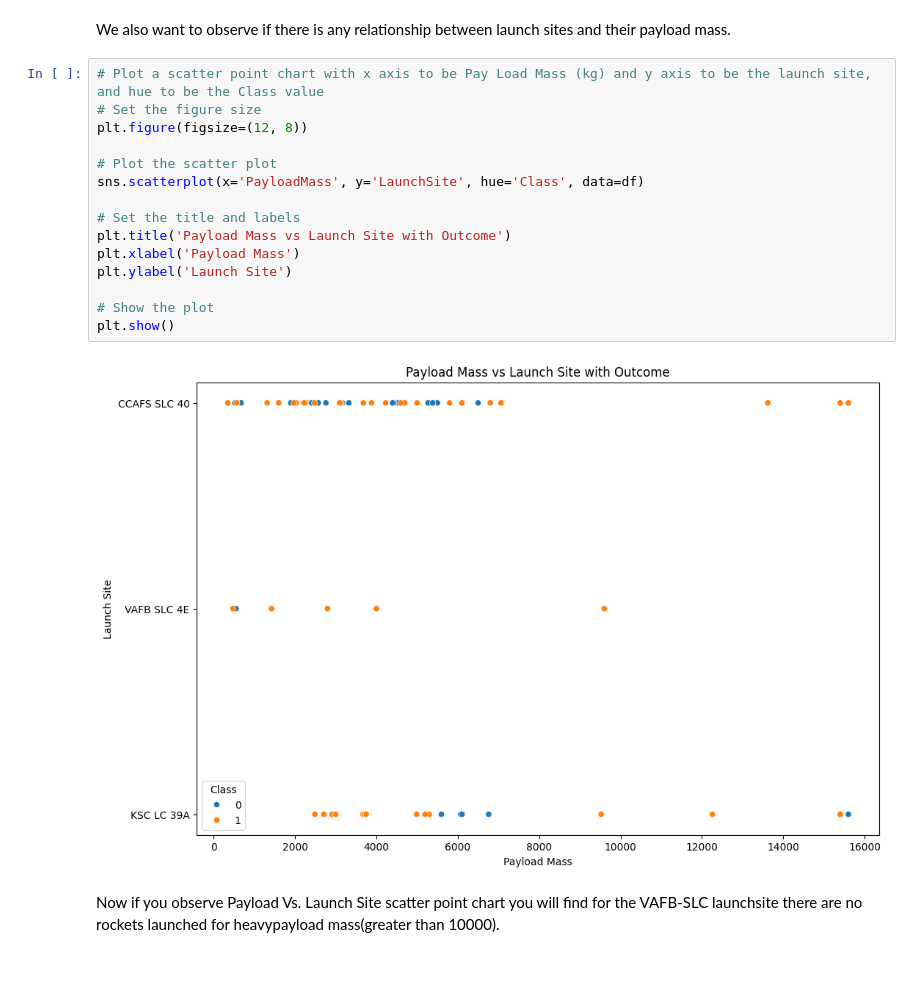
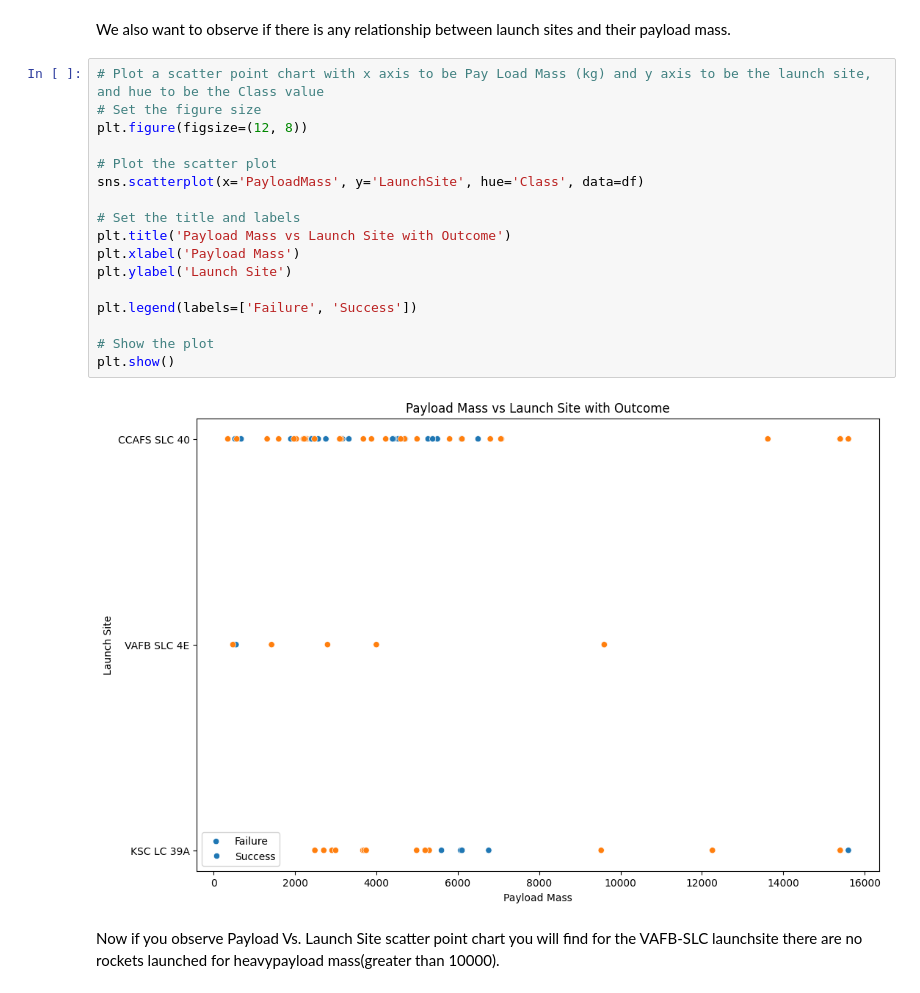
Before and after one commit to polyphemus287/IBM-Capstone, a Jupyter notebook: jupyter_labs_eda_dataviz.ipynb, the cells around one changed output. Drawn from its saved outputs; the diff is of its cells as text.

```diff
--- a/jupyter_labs_eda_dataviz.ipynb
+++ b/jupyter_labs_eda_dataviz.ipynb
@@ -174,20 +174,22 @@ We also want to observe if there is any relationship between launch sites and th
 # %%
 # Plot a scatter point chart with x axis to be Pay Load Mass (kg) and y axis to be the launch site, and hue to be the Class value
 # Set the figure size
 plt.figure(figsize=(12, 8))
 
 # Plot the scatter plot
 sns.scatterplot(x='PayloadMass', y='LaunchSite', hue='Class', data=df)
 
 # Set the title and labels
 plt.title('Payload Mass vs Launch Site with Outcome')
 plt.xlabel('Payload Mass')
 plt.ylabel('Launch Site')
 
+plt.legend(labels=['Failure', 'Success'])
+
 # Show the plot
 plt.show()
 # %% [output]
-[figure, old version]
+[figure, new version]
 # %% [markdown]
 Now if you observe Payload Vs. Launch Site scatter point chart you will find for the VAFB-SLC  launchsite there are no  rockets  launched for  heavypayload mass(greater than 10000).
 # %%
```
Also changed, not shown: parts of 3 cells of this notebook.
